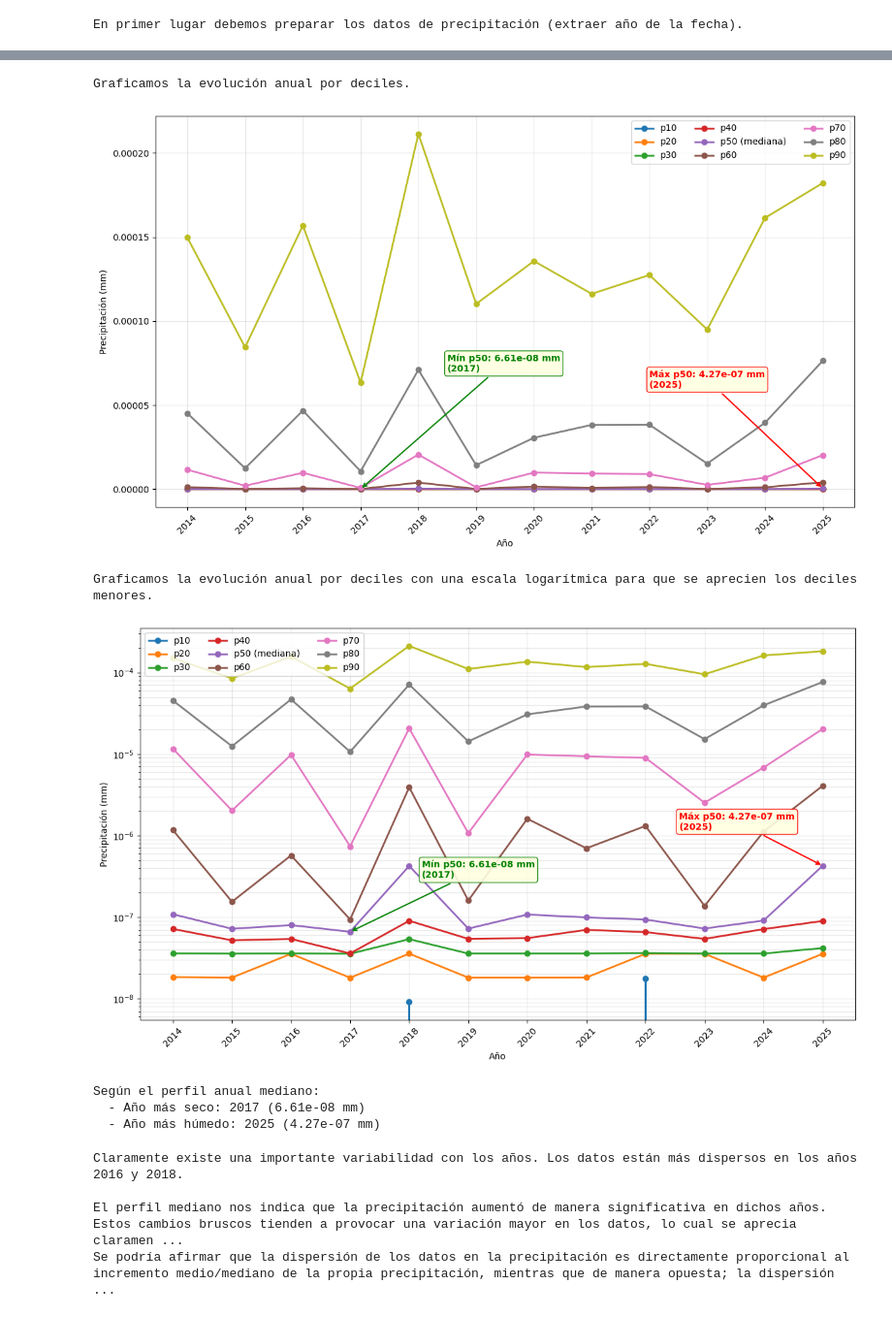
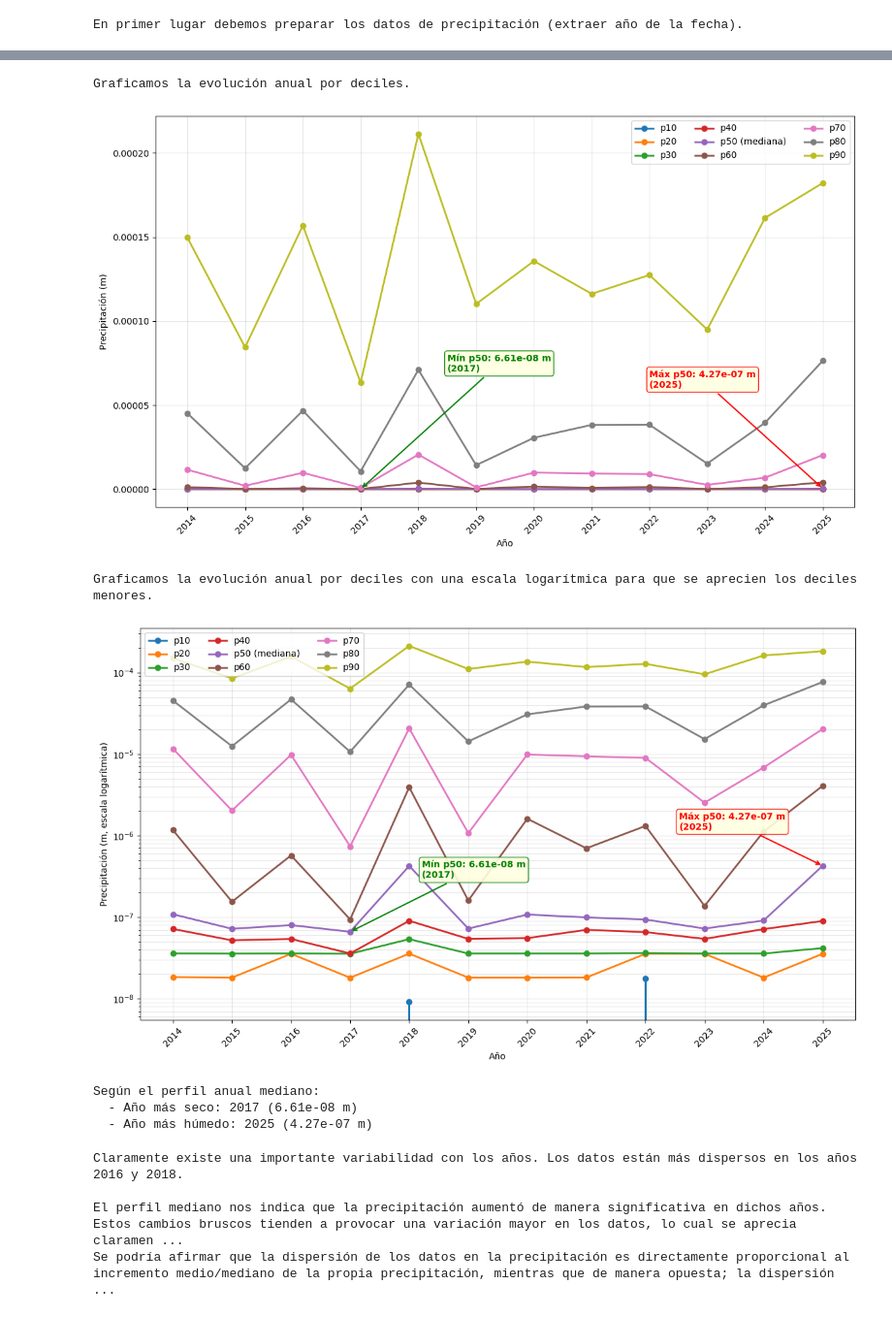
Before and after one commit to AlbertoRodvic/t1_estadistica_descriptiva, a Jupyter notebook: src/Apartado_3.ipynb, the cells around one changed output, grey strips where cells are left out. Shown at 97% size. Saved outputs shown, nothing was run; the diff lists cells and outputs as text; code cells hidden in the pictures.

```diff
--- a/src/Apartado_3.ipynb
+++ b/src/Apartado_3.ipynb
@@ -8,3 +8,7 @@
 En esta sección se importan los datos y librerías necesarias para el análisis del Apartado 3.
 # %%
 from carga_de_datos import *
+from pathlib import Path
+PROJECT_ROOT = Path.cwd().parent if Path.cwd().name == 'src' else Path.cwd()
+IMAGES_DIR = PROJECT_ROOT / 'images'
+IMAGES_DIR.mkdir(parents=True, exist_ok=True)
@@ -335,7 +325,7 @@ for decil in deciles_precip:
     plt.plot(perfil_deciles_precip.index, perfil_deciles_precip[decil], marker='o', label=lbl, linewidth=2)
 
 # Anotación del mínimo del p50
-plt.annotate(f"Mín p50: {val_min_p50:.2e} mm\n({anno_min_p50})",
+plt.annotate(f"Mín p50: {val_min_p50:.2e} m\n({anno_min_p50})",
              xy=(anno_min_p50, val_min_p50),
              xytext=(anno_min_p50 + 1.5, val_min_p50 + 0.00007),
              arrowprops=dict(arrowstyle='->', color='green', lw=1.5),
@@ -343,7 +333,7 @@ plt.annotate(f"Mín p50: {val_min_p50:.2e} mm\n({anno_min_p50})",
              bbox=dict(boxstyle='round,pad=0.3', facecolor='lightyellow', edgecolor='green', alpha=0.9))
 
 # Anotación del máximo del p50
-plt.annotate(f"Máx p50: {val_max_p50:.2e} mm\n({anno_max_p50})",
+plt.annotate(f"Máx p50: {val_max_p50:.2e} m\n({anno_max_p50})",
              xy=(anno_max_p50, val_max_p50),
              xytext=(anno_max_p50 - 3, val_max_p50 + 0.00006),
              arrowprops=dict(arrowstyle='->', color='red', lw=1.5),
@@ -351,59 +341,61 @@ plt.annotate(f"Máx p50: {val_max_p50:.2e} mm\n({anno_max_p50})",
              bbox=dict(boxstyle='round,pad=0.3', facecolor='lightyellow', edgecolor='red', alpha=0.9))
 
 plt.xlabel('Año')
-plt.ylabel('Precipitación (mm)')
+plt.ylabel('Precipitación (m)')
 plt.xticks(perfil_deciles_precip.index, rotation=45)
-plt.legend(loc='best', ncol=3)
+plt.legend(loc='best', ncol=3, title=None)
 plt.grid(True, alpha=0.3)
 plt.tight_layout()
+plt.savefig(IMAGES_DIR / 'Gráfico 3.5： Evolución anual de los deciles de precipitación en celda 01.png', dpi=300, bbox_inches='tight')
 plt.show()
 # %% [output]
 Graficamos la evolución anual por deciles.
-[figure, old version]
+[figure, new version]
 # %%
 print(f"Graficamos la evolución anual por deciles con una escala logarítmica para que se aprecien los deciles menores.")
 
 # Gráfica con la evolución anual de deciles en escala logarítmica (precipitación)
 plt.figure(figsize=(12, 7))
 for decil in deciles_precip:
     lbl = f"p{int(decil*100)} (mediana)" if decil == 0.5 else f"p{int(decil*100)}"
     plt.plot(perfil_deciles_precip.index, perfil_deciles_precip[decil], marker='o', label=lbl, linewidth=2)
 
 # Anotación del mínimo del p50
-plt.annotate(f"Mín p50: {val_min_p50:.2e} mm\n({anno_min_p50})",
+plt.annotate(f"Mín p50: {val_min_p50:.2e} m\n({anno_min_p50})",
              xy=(anno_min_p50, val_min_p50),
              xytext=(80, 60), textcoords='offset points',
              arrowprops=dict(arrowstyle='->', color='green', lw=1.5),
              fontsize=10, color='green', fontweight='bold',
              bbox=dict(boxstyle='round,pad=0.3', facecolor='lightyellow', edgecolor='green', alpha=0.9))
 
 # Anotación del máximo del p50
-plt.annotate(f"Máx p50: {val_max_p50:.2e} mm\n({anno_max_p50})",
+plt.annotate(f"Máx p50: {val_max_p50:.2e} m\n({anno_max_p50})",
              xy=(anno_max_p50, val_max_p50),
              xytext=(-160, 40), textcoords='offset points',
              arrowprops=dict(arrowstyle='->', color='red', lw=1.5),
              fontsize=10, color='red', fontweight='bold',
              bbox=dict(boxstyle='round,pad=0.3', facecolor='lightyellow', edgecolor='red', alpha=0.9))
 
 plt.yscale('log')
 plt.xlabel('Año')
-plt.ylabel('Precipitación (mm)')
+plt.ylabel('Precipitación (m, escala logarítmica)')
 plt.xticks(perfil_deciles_precip.index, rotation=45)
-plt.legend(loc='best', ncol=3)
+plt.legend(loc='best', ncol=3, title=None)
 plt.grid(True, alpha=0.3, which='both')
 plt.tight_layout()
+plt.savefig(IMAGES_DIR / 'Gráfico 3.6： Evolución anual de los deciles de precipitación en celda 01 (escala logarítmica).png', dpi=300, bbox_inches='tight')
 plt.show()
 # %% [output]
 Graficamos la evolución anual por deciles con una escala logarítmica para que se aprecien los deciles menores.
-[figure, old version]
+[figure, new version]
 # %%
 print(f"Según el perfil anual mediano:")
-print(f"  - Año más seco: {anno_seco} ({perfil_mediano_precip[anno_seco]:.2e} mm)")
-print(f"  - Año más húmedo: {anno_humedo} ({perfil_mediano_precip[anno_humedo]:.2e} mm)")
+print(f"  - Año más seco: {anno_seco} ({perfil_mediano_precip[anno_seco]:.2e} m)")
+print(f"  - Año más húmedo: {anno_humedo} ({perfil_mediano_precip[anno_humedo]:.2e} m)")
 # %% [output]
 Según el perfil anual mediano:
-  - Año más seco: 2017 (6.61e-08 mm)
-  - Año más húmedo: 2025 (4.27e-07 mm)
+  - Año más seco: 2017 (6.61e-08 m)
+  - Año más húmedo: 2025 (4.27e-07 m)
 # %%
 print(f"Claramente existe una importante variabilidad con los años. Los datos están más dispersos en los años 2016 y 2018.")
 print(f"\nEl perfil mediano nos indica que la precipitación aumentó de manera significativa en dichos años. Estos cambios bruscos tienden a provocar una variación mayor en los datos, lo cual se aprecia claramente en la gráfica de escala logarítmica. En ésta se observa que en 2019, 2021 y 2023 hubo un nivel de precipitación más estable, mientras que en 2016, 2018 y 2025 hubo un aumento y con él un incremento en la dispersión de los datos. Este comportamiento de los datos es exactamente opuesto al de la irradiación.")
```
Also changed, not shown: parts of 6 cells of this notebook, 12 other files.
